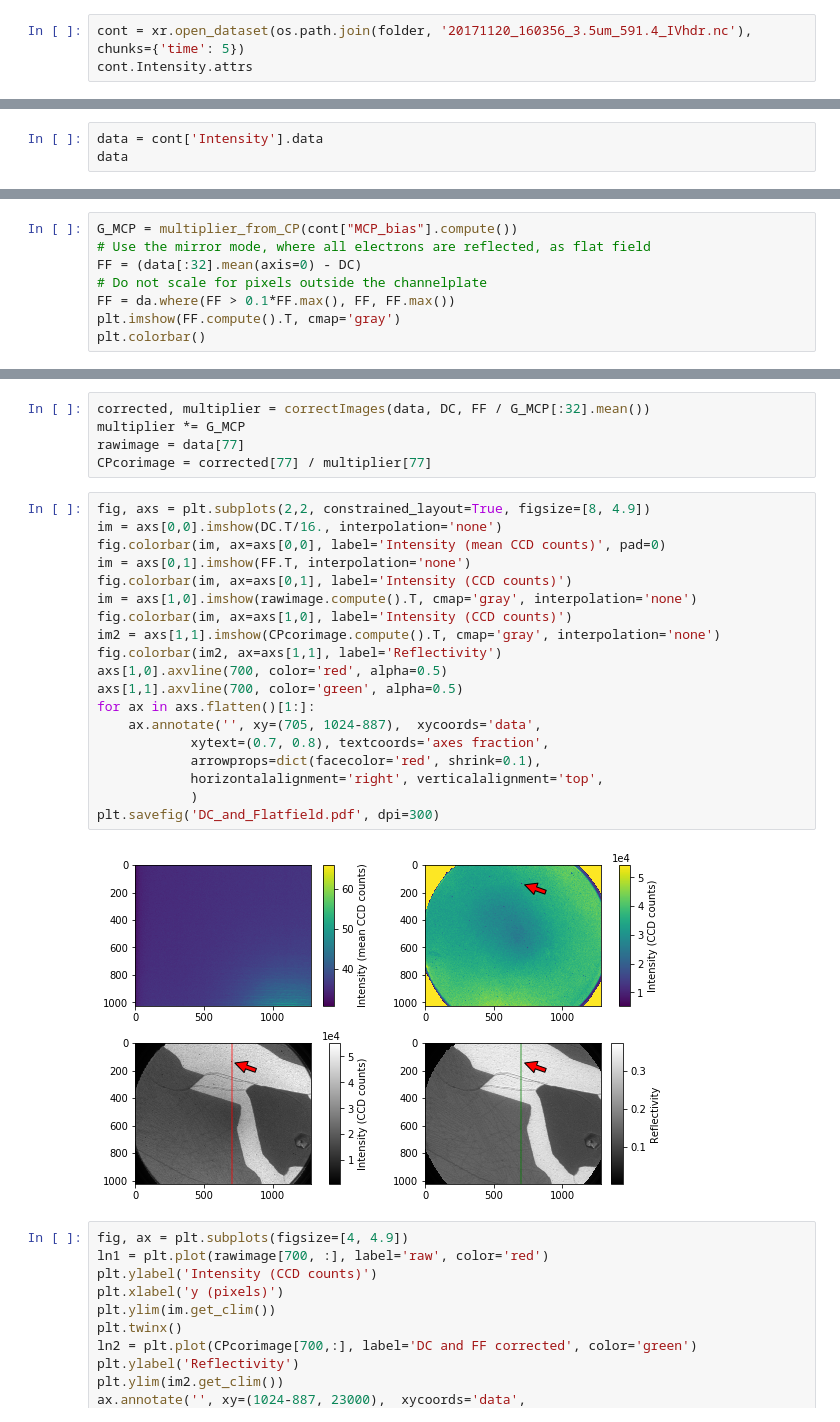
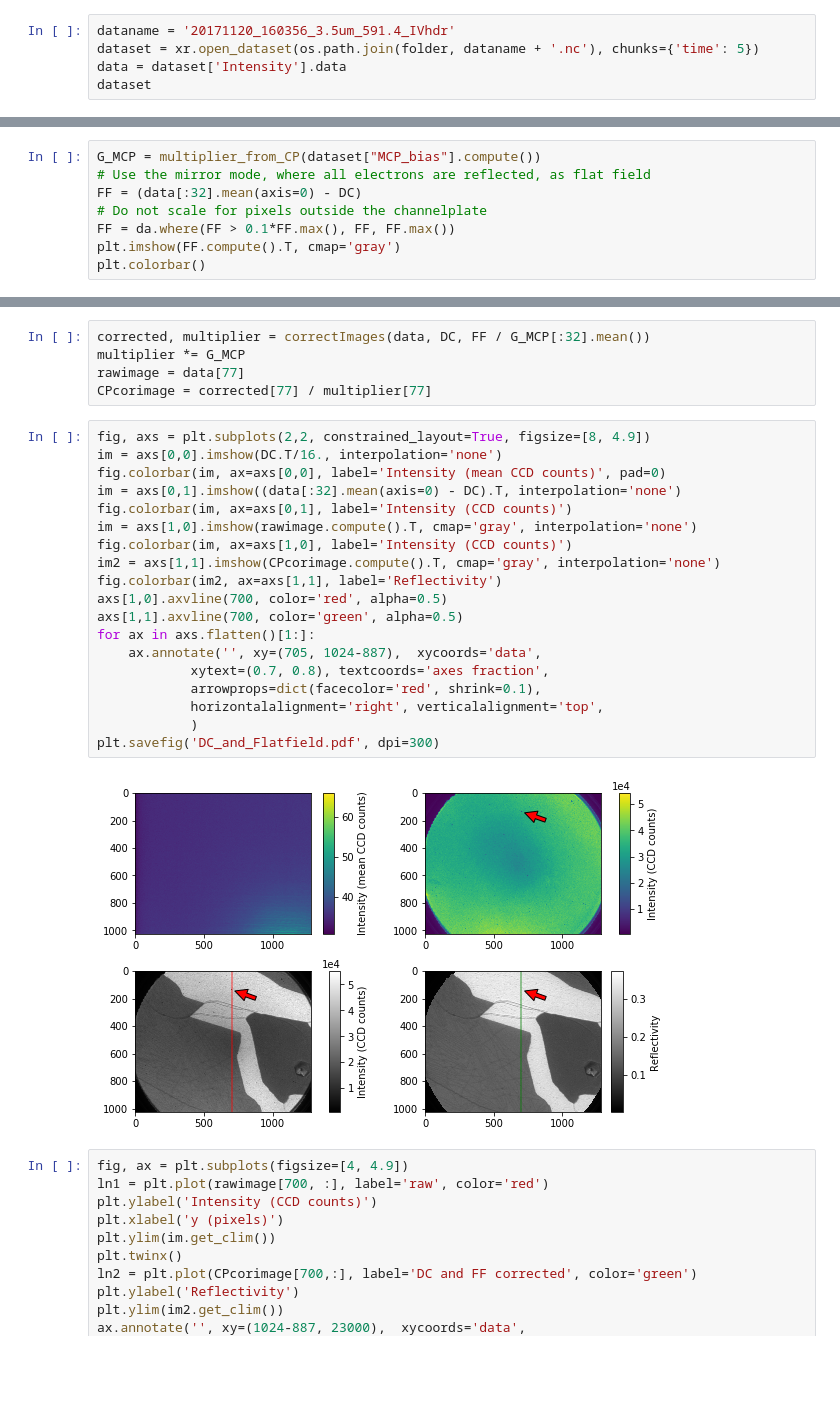
Before and after one commit to TAdeJong/LEEM-analysis, a Jupyter notebook: 1 - Detector Correction.ipynb, the cells around one changed output, grey strips where cells are left out. Cells and saved outputs as stored; diff of their text form; blank space fills up the shorter version.

```diff
--- a/1 - Detector Correction.ipynb
+++ b/1 - Detector Correction.ipynb
@@ -173,6 +160,8 @@ plt.savefig(f'Channelplate_calibration_test_{len(res)}.pdf')
 # %% [markdown]
 ## Flatfielding
 # %%
-cont = xr.open_dataset(os.path.join(folder, '20171120_160356_3.5um_591.4_IVhdr.nc'), chunks={'time': 5})
-cont.Intensity.attrs
+dataname = '20171120_160356_3.5um_591.4_IVhdr'
+dataset = xr.open_dataset(os.path.join(folder, dataname + '.nc'), chunks={'time': 5})
+data = dataset['Intensity'].data
+dataset
 # %% [output]
@@ -182,3 +181,0 @@ OrderedDict([('units', 'a.u.'),
-# %%
-data = cont['Intensity'].data
-data
@@ -196,7 +191,7 @@ def correctImages(image, darkCount, normFF):
     Corr_image = Corr_image.astype(np.uint16)
     return Corr_image, np.atleast_1d(multiplier.squeeze())
 # %%
-G_MCP = multiplier_from_CP(cont["MCP_bias"].compute())
+G_MCP = multiplier_from_CP(dataset["MCP_bias"].compute())
 # Use the mirror mode, where all electrons are reflected, as flat field
 FF = (data[:32].mean(axis=0) - DC)
 # Do not scale for pixels outside the channelplate
@@ -214,24 +209,24 @@ CPcorimage = corrected[77] / multiplier[77]
 # %%
 fig, axs = plt.subplots(2,2, constrained_layout=True, figsize=[8, 4.9])
 im = axs[0,0].imshow(DC.T/16., interpolation='none')
 fig.colorbar(im, ax=axs[0,0], label='Intensity (mean CCD counts)', pad=0)
-im = axs[0,1].imshow(FF.T, interpolation='none')
+im = axs[0,1].imshow((data[:32].mean(axis=0) - DC).T, interpolation='none')
 fig.colorbar(im, ax=axs[0,1], label='Intensity (CCD counts)')
 im = axs[1,0].imshow(rawimage.compute().T, cmap='gray', interpolation='none')
 fig.colorbar(im, ax=axs[1,0], label='Intensity (CCD counts)')
 im2 = axs[1,1].imshow(CPcorimage.compute().T, cmap='gray', interpolation='none')
 fig.colorbar(im2, ax=axs[1,1], label='Reflectivity')
 axs[1,0].axvline(700, color='red', alpha=0.5)
 axs[1,1].axvline(700, color='green', alpha=0.5)
 for ax in axs.flatten()[1:]:
     ax.annotate('', xy=(705, 1024-887),  xycoords='data',
             xytext=(0.7, 0.8), textcoords='axes fraction',
             arrowprops=dict(facecolor='red', shrink=0.1),
             horizontalalignment='right', verticalalignment='top',
             )
 plt.savefig('DC_and_Flatfield.pdf', dpi=300)
 # %% [output]
-[figure, old version]
+[figure, new version]
 # %%
 fig, ax = plt.subplots(figsize=[4, 4.9])
 ln1 = plt.plot(rawimage[700, :], label='raw', color='red')
```
Also changed, not shown: parts of 10 cells of this notebook, 5 other files.
